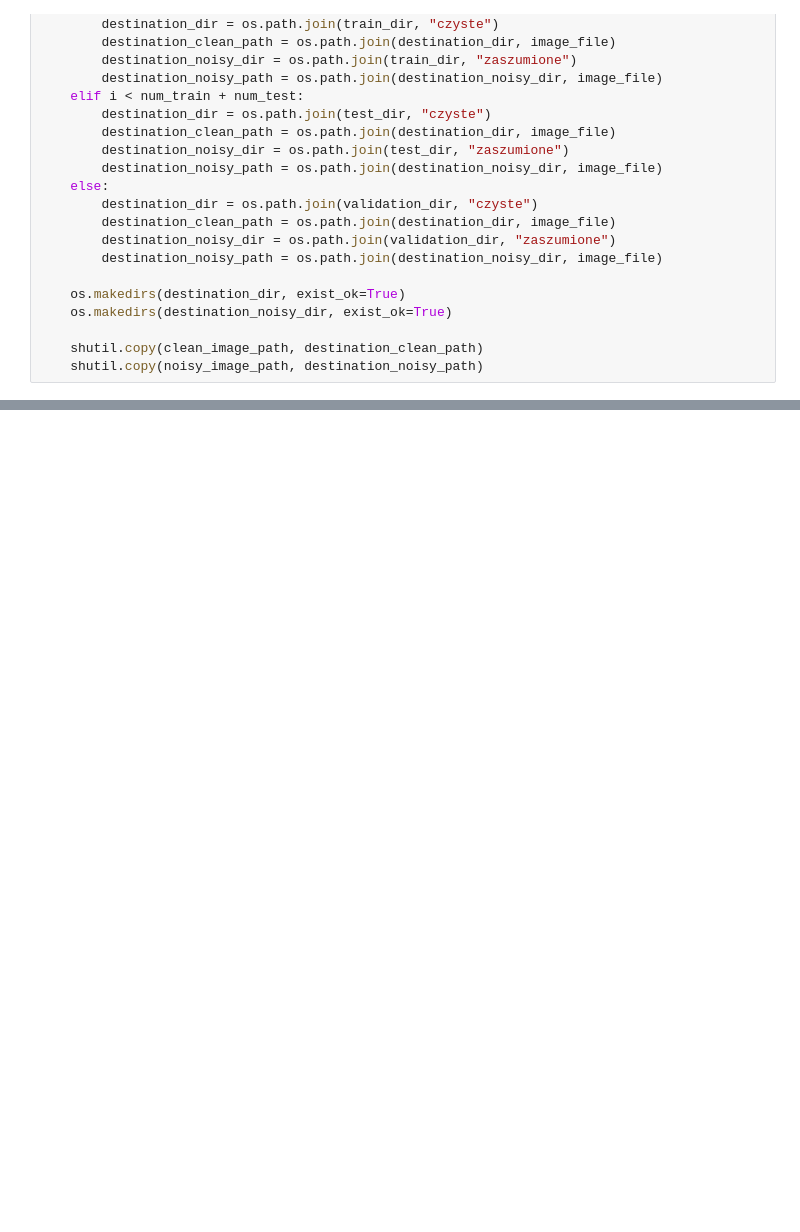
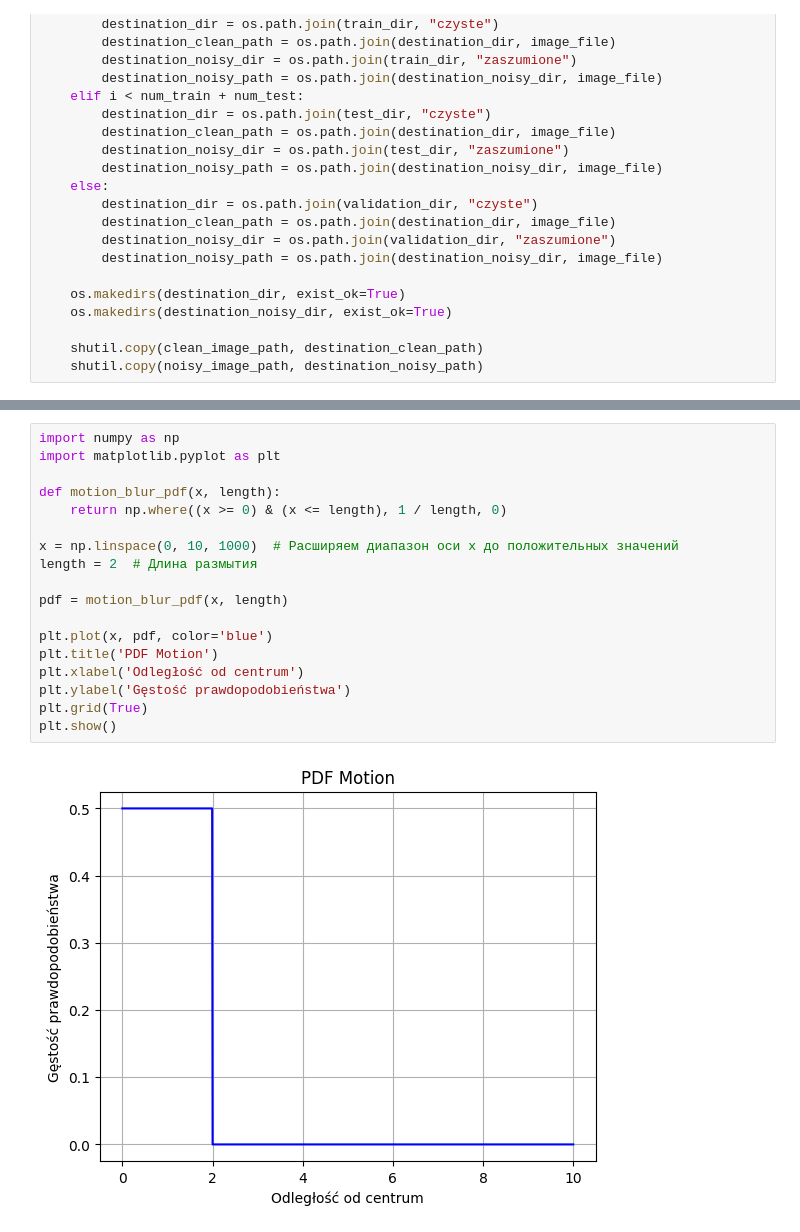
Before and after one commit to CyrexML/DenoisingImagesCNN, a Jupyter notebook: CreatingTrainTestValidationDatasets.ipynb, the cells around one changed output, grey strips where cells are left out. Drawn from its saved outputs; the diff is of its cells as text; blank space fills up the shorter version.

```diff
--- a/CreatingTrainTestValidationDatasets.ipynb
+++ b/CreatingTrainTestValidationDatasets.ipynb
@@ -56,0 +97,20 @@ for i, idx in enumerate(image_indices):
+# %%
+import numpy as np
+import matplotlib.pyplot as plt
+
+def motion_blur_pdf(x, length):
+    return np.where((x >= 0) & (x <= length), 1 / length, 0)
+
+x = np.linspace(0, 10, 1000)  # Расширяем диапазон оси x до положительных значений
+length = 2  # Длина размытия
+
+pdf = motion_blur_pdf(x, length)
+
+plt.plot(x, pdf, color='blue')
+plt.title('PDF Motion')
+plt.xlabel('Odległość od centrum')
+plt.ylabel('Gęstość prawdopodobieństwa')
+plt.grid(True)
+plt.show()
+# %% [output]
+[figure, added]
```
Also changed, not shown: parts of 2 cells of this notebook.
